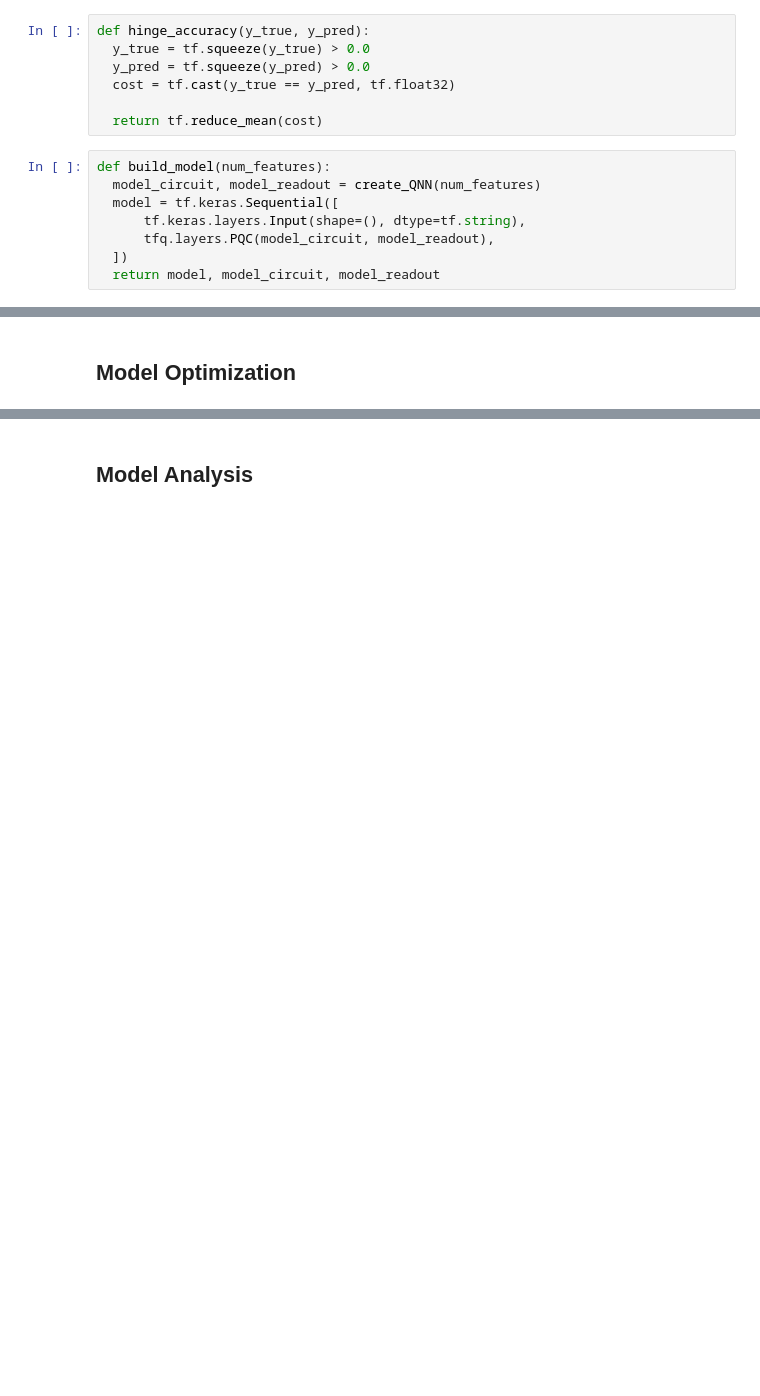
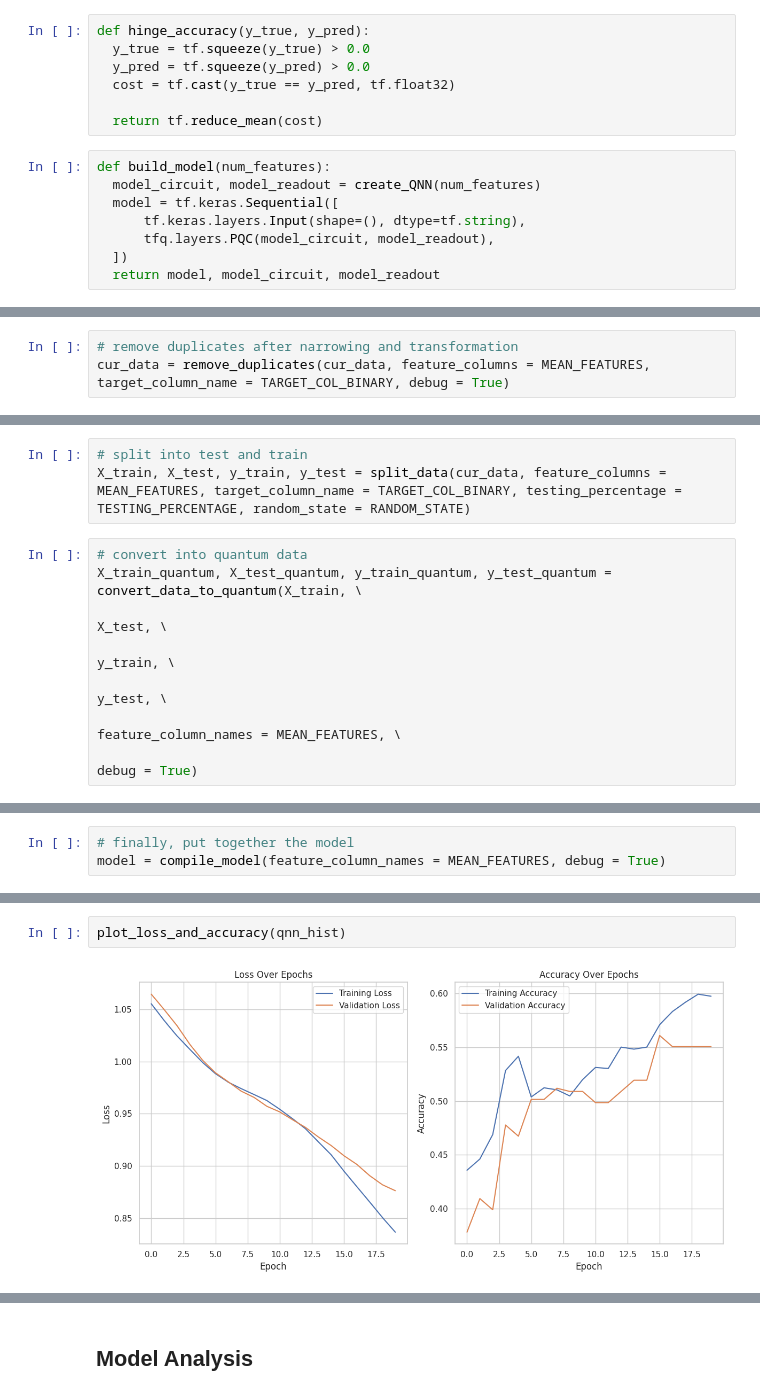
Before and after one commit to mpurkeypile-usd/AAI590-Final_Project, a Jupyter notebook: AAI590_Final_Project_MPurkeypile.ipynb, the cells around one changed output, grey strips where cells are left out. Drawn from its saved outputs; the diff is of its cells as text; blank space fills up the shorter version.

```diff
--- a/AAI590_Final_Project_MPurkeypile.ipynb
+++ b/AAI590_Final_Project_MPurkeypile.ipynb
@@ -614,0 +610,3 @@ None
+# %%
+# remove duplicates after narrowing and transformation
+cur_data = remove_duplicates(cur_data, feature_columns = MEAN_FEATURES, target_column_name = TARGET_COL_BINARY, debug = True)
@@ -614,0 +623,11 @@ None
+# %%
+# split into test and train
+X_train, X_test, y_train, y_test = split_data(cur_data, feature_columns = MEAN_FEATURES, target_column_name = TARGET_COL_BINARY, testing_percentage = TESTING_PERCENTAGE, random_state = RANDOM_STATE)
+# %%
+# convert into quantum data
+X_train_quantum, X_test_quantum, y_train_quantum, y_test_quantum = convert_data_to_quantum(X_train, \
+                                                                                           X_test, \
+                                                                                           y_train, \
+                                                                                           y_test, \
+                                                                                           feature_column_names = MEAN_FEATURES, \
+                                                                                           debug = True)
@@ -614,0 +652,3 @@ None
+# %%
+# finally, put together the model
+model = compile_model(feature_column_names = MEAN_FEATURES, debug = True)
@@ -651,2 +709,4 @@ Final test accuracy: 0.6363
-# %% [markdown]
-## Model Optimization
+# %%
+plot_loss_and_accuracy(qnn_hist)
+# %% [output]
+[figure, added]
```
Also changed, not shown: parts of 23 cells of this notebook.
